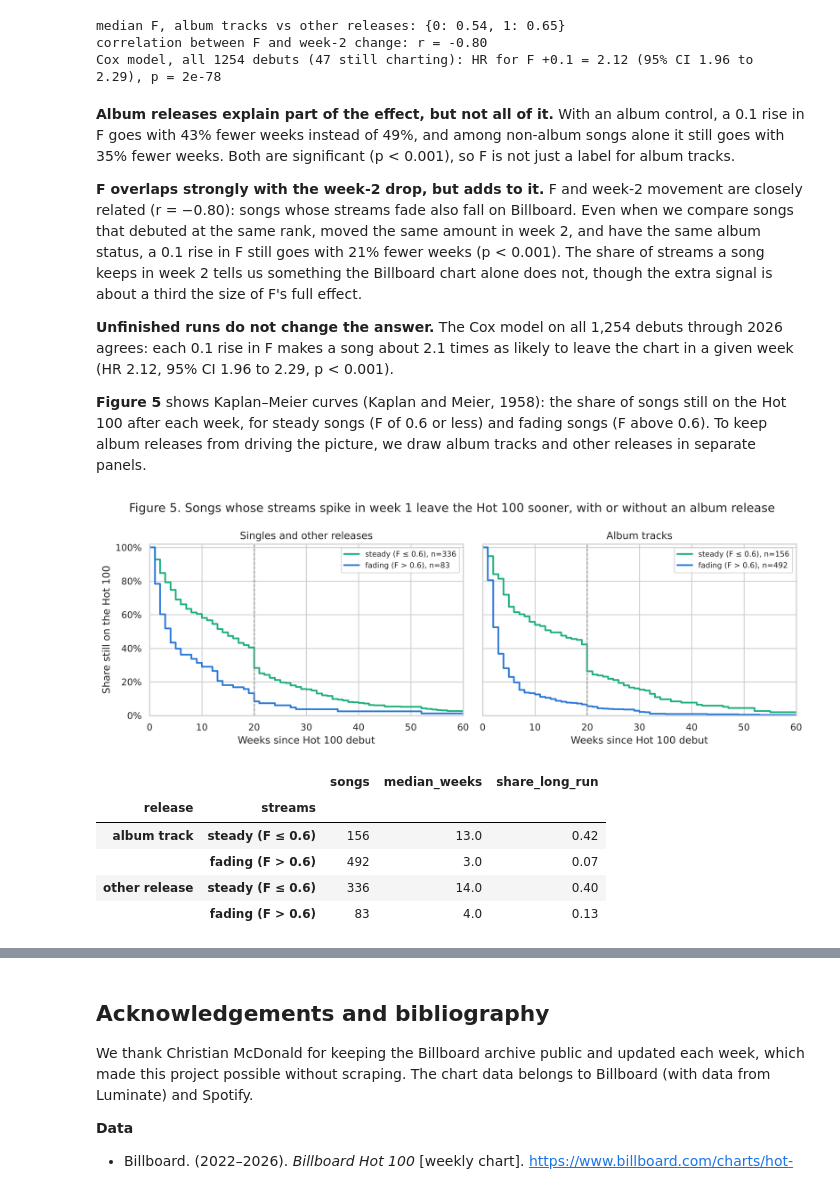
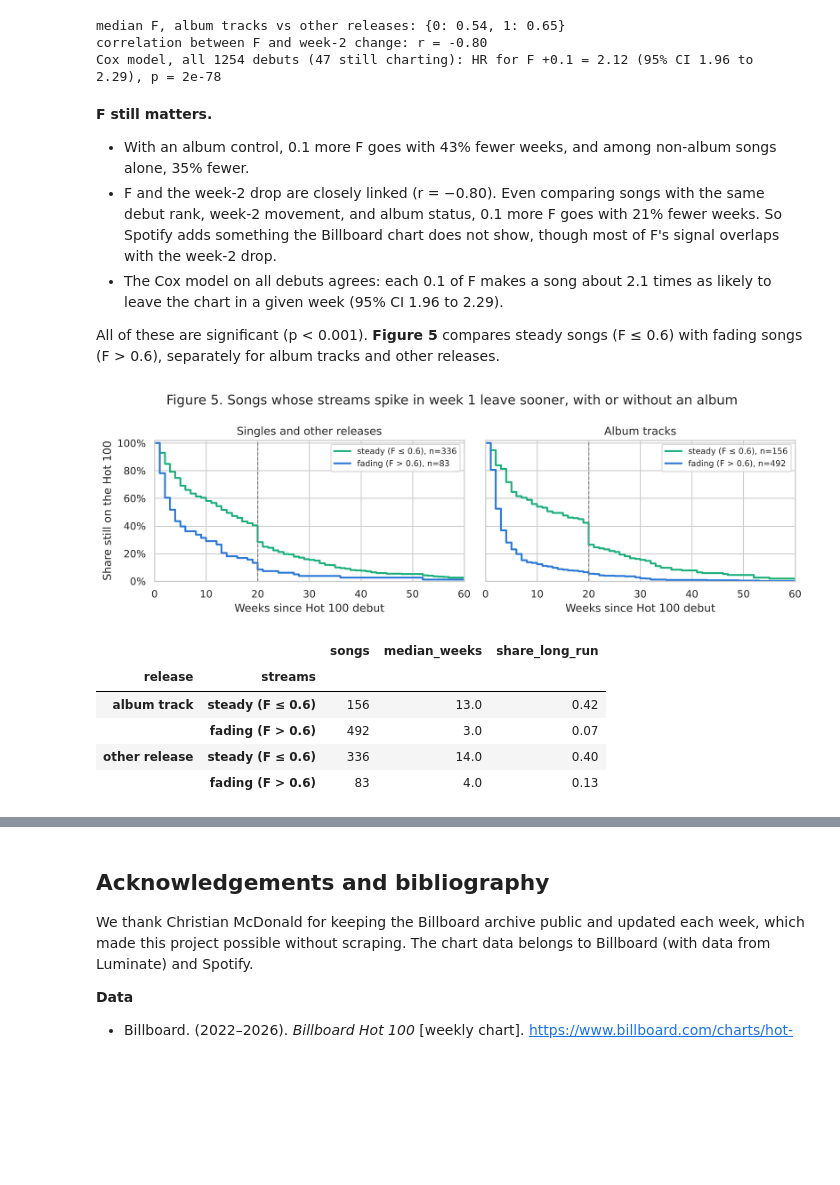
Before and after one commit to harrylin1015/info2950-chart-longevity, a Jupyter notebook: 02_phase3_analysis.ipynb, the cells around one changed output, grey strips where cells are left out. Saved outputs shown, nothing was run; the diff lists cells and outputs as text; code cells hidden in the pictures; blank space fills up the shorter version.

```diff
--- a/02_phase3_analysis.ipynb
+++ b/02_phase3_analysis.ipynb
@@ -364,14 +267,9 @@ We use a few standard tools. Here is what each one means in plain terms.
 h1 = followed[followed["week2_change"].notna()].copy()
 h1["long_run"] = h1["long_run"].astype(int)
 h1["album_track"] = h1["album_track"].astype(int)
-print("songs in H1 sample:", len(h1), "| share with a long run:", round(h1["long_run"].mean(), 3))
-print(h1["week2_change"].describe().round(1).to_string())
+print("songs:", len(h1), "| share with a long run:", round(h1["long_run"].mean(), 3),
+      "| median week-2 change:", h1["week2_change"].median())
 
 logit1 = smf.logit("long_run ~ week2_change + debut_rank + album_track", data=h1).fit(disp=0)
-print(logit1.summary2().tables[1].round(4))
-
-odds = pd.DataFrame({"odds ratio": np.exp(logit1.params),
-                     "95% CI low": np.exp(logit1.conf_int()[0]),
-                     "95% CI high": np.exp(logit1.conf_int()[1])}).round(3)
-odds
+show_fit(logit1, ["week2_change", "debut_rank", "album_track"], odds=True)
 # %% [output]
@@ -456,6 +325,6 @@ The same moves for an album track give 31%, 11%, and 3.5%. In odds terms, a 10-s
 # %%
 grid = pd.DataFrame({"week2_change": np.arange(-60, 41)})
-fig, ax = plt.subplots(figsize=(9, 4.2))
+fig, ax = plt.subplots(figsize=(8, 3.3))
 for album, color, label in [(0, BLUE, "Single or other release"), (1, ORANGE, "Album track")]:
     g = grid.assign(debut_rank=40, album_track=album)
     pred = logit1.get_prediction(g).summary_frame()
@@ -467,7 +336,7 @@ ax.yaxis.set_major_formatter(PercentFormatter(1.0))
 ax.set_ylim(0, 1)
 ax.set_xlabel("Week-2 change in rank (negative = fell, positive = climbed)")
 ax.set_ylabel("Predicted chance of a 20+ week run")
-ax.set_title("Figure 3. A song that debuts at No. 40: falling in week 2 sharply lowers its chance of a long run")
+ax.set_title("Figure 3. Debut at No. 40: falling in week 2 sharply lowers the chance of a long run")
 ax.legend(loc="upper left")
 plt.show()
 # %% [output]
@@ -625,20 +447,20 @@ established effect INSIDE the top 20:  +48.1% weeks (two-sided p = 0.174)
 # %%
 grid = pd.DataFrame({"debut_rank": np.arange(1, 101)})
 grid["top20"] = (grid["debut_rank"] <= 20).astype(int)
-fig, ax = plt.subplots(figsize=(9, 4.2))
+fig, ax = plt.subplots(figsize=(8, 3.3))
 for est, color, label in [(0, GREEN, "Newer artist"), (1, BLUE, "Established artist")]:
     g = grid.assign(established=est, album_track=0)
     ax.plot(g["debut_rank"], np.exp(ols2b.predict(g)), color=color, linewidth=2, label=label)
 ax.axvline(20.5, color="gray", linestyle="--", linewidth=1)
-ax.text(21.5, ax.get_ylim()[1] * 0.92, "top 20 | rest of chart", color="gray", fontsize=9)
+ax.text(21.5, ax.get_ylim()[1] * 0.9, "top 20 | rest of chart", color="gray", fontsize=9)
 ax.set_xlabel("Debut rank")
 ax.set_ylabel("Predicted weeks on the chart")
 ax.set_title("Figure 4. Outside the top 20, newer artists' singles are predicted to last longer")
 ax.legend()
 plt.show()
 
-print("Newer-artist top-20 debuts (all 17):")
-display(h2[(h2["top20"] == 1) & (h2["established"] == 0)]
-          [["title", "artist", "debut_rank", "album_track", "weeks_on_chart_total"]]
-          .sort_values("weeks_on_chart_total"))
+new20 = h2[(h2["top20"] == 1) & (h2["established"] == 0)]
+print(f"newer-artist top-20 debuts: {len(new20)} | lasted 20+ weeks: {(new20['weeks_on_chart_total'] >= 20).sum()}")
+print("examples:", "; ".join(new20.sort_values("weeks_on_chart_total", ascending=False)
+                              .apply(lambda r: f"{r['title']} ({r['artist']}, {r['weeks_on_chart_total']} wks)", axis=1).head(6)))
 # %% [output]
@@ -876,40 +653,39 @@ median F, album tracks vs other releases: {0: 0.54, 1: 0.65}
 correlation between F and week-2 change: r = -0.80
 Cox model, all 1254 debuts (47 still charting): HR for F +0.1 = 2.12 (95% CI 1.96 to 2.29), p = 2e-78
 # %% [markdown]
-**Album releases explain part of the effect, but not all of it.** With an album control, a 0.1 rise in F goes with 43% fewer weeks instead of 49%, and among non-album songs alone it still goes with 35% fewer weeks. Both are significant (p < 0.001), so F is not just a label for album tracks.
+**F still matters.**
+- With an album control, 0.1 more F goes with 43% fewer weeks, and among non-album songs alone, 35% fewer.
+- F and the week-2 drop are closely linked (r = −0.80). Even comparing songs with the same debut rank, week-2 movement, and album status, 0.1 more F goes with 21% fewer weeks. So Spotify adds something the Billboard chart does not show, though most of F's signal overlaps with the week-2 drop.
+- The Cox model on all debuts agrees: each 0.1 of F makes a song about 2.1 times as likely to leave the chart in a given week (95% CI 1.96 to 2.29).
 
-**F overlaps strongly with the week-2 drop, but adds to it.** F and week-2 movement are closely related (r = −0.80): songs whose streams fade also fall on Billboard. Even when we compare songs that debuted at the same rank, moved the same amount in week 2, and have the same album status, a 0.1 rise in F still goes with 21% fewer weeks (p < 0.001). The share of streams a song keeps in week 2 tells us something the Billboard chart alone does not, though the extra signal is about a third the size of F's full effect.
-
-**Unfinished runs do not change the answer.** The Cox model on all 1,254 debuts through 2026 agrees: each 0.1 rise in F makes a song about 2.1 times as likely to leave the chart in a given week (HR 2.12, 95% CI 1.96 to 2.29, p < 0.001).
-
-**Figure 5** shows Kaplan–Meier curves (Kaplan and Meier, 1958): the share of songs still on the Hot 100 after each week, for steady songs (F of 0.6 or less) and fading songs (F above 0.6). To keep album releases from driving the picture, we draw album tracks and other releases in separate panels.
+All of these are significant (p < 0.001). **Figure 5** compares steady songs (F ≤ 0.6) with fading songs (F > 0.6), separately for album tracks and other releases.
 # %%
 groups = pd.cut(h3["front_load"], [0, 0.6, 1], labels=["steady (F ≤ 0.6)", "fading (F > 0.6)"])
-fig, axes = plt.subplots(1, 2, figsize=(12, 4.3), sharey=True)
+fig, axes = plt.subplots(1, 2, figsize=(11, 3.6), sharey=True)
 for ax, (album, title) in zip(axes, [(0, "Singles and other releases"), (1, "Album tracks")]):
     songs_in_panel = h3[h3["album_track"] == album]
     for (label, part), color in zip(songs_in_panel.groupby(groups.loc[songs_in_panel.index], observed=True), [GREEN, BLUE]):
         km = SurvfuncRight(part["weeks_on_chart_total"], part["finished"])
         ax.step(np.r_[0, km.surv_times], np.r_[1, km.surv_prob], where="post", color=color, linewidth=2,
                 label=f"{label}, n={len(part)}")
     ax.axvline(20, color="gray", linestyle="--", linewidth=1)
     ax.set_xlim(0, 60)
     ax.set_title(title)
     ax.set_xlabel("Weeks since Hot 100 debut")
     ax.legend(loc="upper right", fontsize=9)
 axes[0].set_ylabel("Share still on the Hot 100")
 axes[0].yaxis.set_major_formatter(PercentFormatter(1.0))
 axes[0].set_ylim(0, 1.02)
-fig.suptitle("Figure 5. Songs whose streams spike in week 1 leave the Hot 100 sooner, with or without an album release")
+fig.suptitle("Figure 5. Songs whose streams spike in week 1 leave sooner, with or without an album")
 plt.tight_layout()
 plt.show()
 
 display(h3.groupby([h3["album_track"].map({0: "other release", 1: "album track"}), groups], observed=True)
           .agg(songs=("front_load", "size"), median_weeks=("weeks_on_chart_total", "median"),
                share_long_run=("long_run", "mean"))
           .round(2).rename_axis(["release", "streams"]))
 # %% [output]
-[figure, old version]
+[figure, new version]
 |  |  | songs | median_weeks | share_long_run |
 | release | streams |  |  |  |
 | album track | steady (F ≤ 0.6) | 156 | 13.0 | 0.42 |
```
Also changed, not shown: parts of 49 cells of this notebook.
